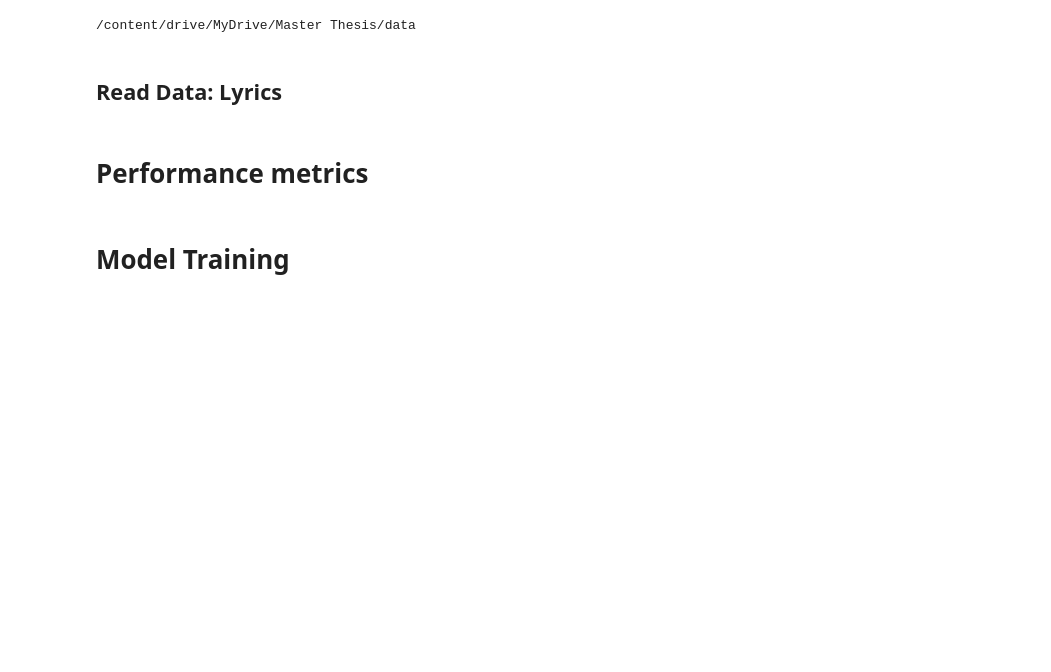
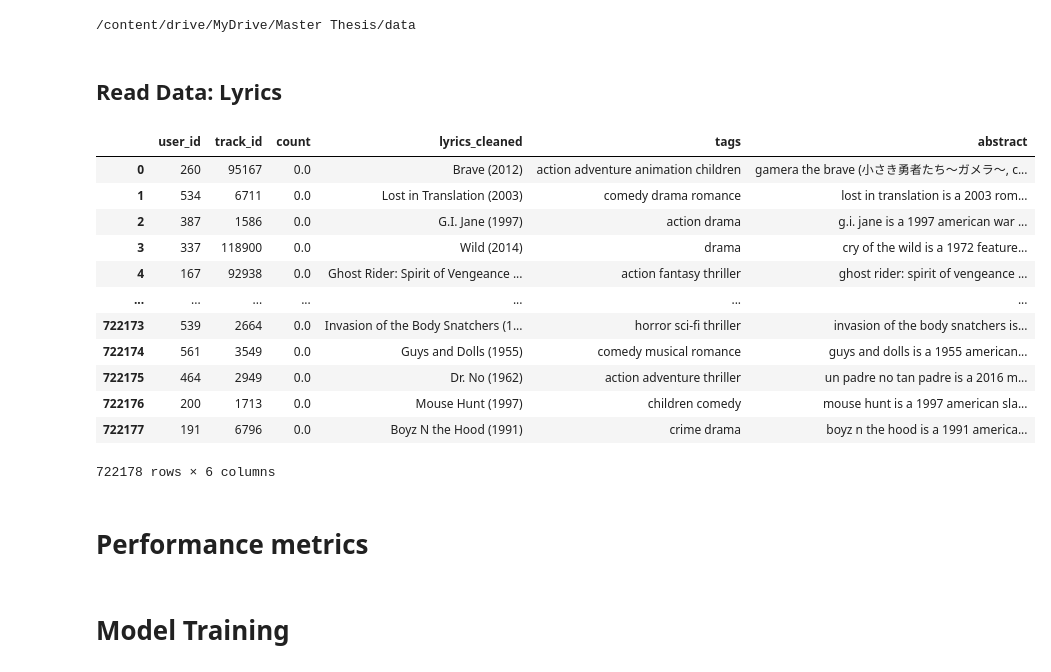
Before and after one commit to Katrin-Leberfinger/Hybrid-gender-debiased-music-recommendation, a Jupyter notebook: 04_modelling.ipynb, the cells around one changed output. Drawn from its saved outputs; the diff is of its cells as text; code cells hidden in the pictures; blank space fills up the shorter version.

```diff
--- a/04_modelling.ipynb
+++ b/04_modelling.ipynb
@@ -189,6 +189,22 @@ item2pos = {v:i for i, v in enumerate(data_tracks_tags_lyrics.track_id.sort_valu
 
 id2user = {i:v for i, v in enumerate(data_interaction.user_id.sort_values().unique())}
 user2id = {v:i for i, v in enumerate(data_interaction.user_id.sort_values().unique())}
+# %%
+data_interaction_test
+# %% [output]
+|  | user_id | track_id | count | lyrics_cleaned | tags | abstract |
+| 0 | 260 | 95167 | 0.0 | Brave (2012) | action adventure animation children | gamera the brave (小さき勇者たち〜ガメラ〜, c... |
+| 1 | 534 | 6711 | 0.0 | Lost in Translation (2003) | comedy drama romance | lost in translation is a 2003 rom... |
+| 2 | 387 | 1586 | 0.0 | G.I. Jane (1997) | action drama | g.i. jane is a 1997 american war ... |
+| 3 | 337 | 118900 | 0.0 | Wild (2014) | drama | cry of the wild is a 1972 feature... |
+| 4 | 167 | 92938 | 0.0 | Ghost Rider: Spirit of Vengeance ... | action fantasy thriller | ghost rider: spirit of vengeance ... |
+| ... | ... | ... | ... | ... | ... | ... |
+| 722173 | 539 | 2664 | 0.0 | Invasion of the Body Snatchers (1... | horror sci-fi thriller | invasion of the body snatchers is... |
+| 722174 | 561 | 3549 | 0.0 | Guys and Dolls (1955) | comedy musical romance | guys and dolls is a 1955 american... |
+| 722175 | 464 | 2949 | 0.0 | Dr. No (1962) | action adventure thriller | un padre no tan padre is a 2016 m... |
+| 722176 | 200 | 1713 | 0.0 | Mouse Hunt (1997) | children comedy | mouse hunt is a 1997 american sla... |
+| 722177 | 191 | 6796 | 0.0 | Boyz N the Hood (1991) | crime drama | boyz n the hood is a 1991 america... |
+722178 rows × 6 columns
 # %% [markdown]
 # Performance metrics
 # %%
```
Also changed, not shown: parts of 13 cells of this notebook.
